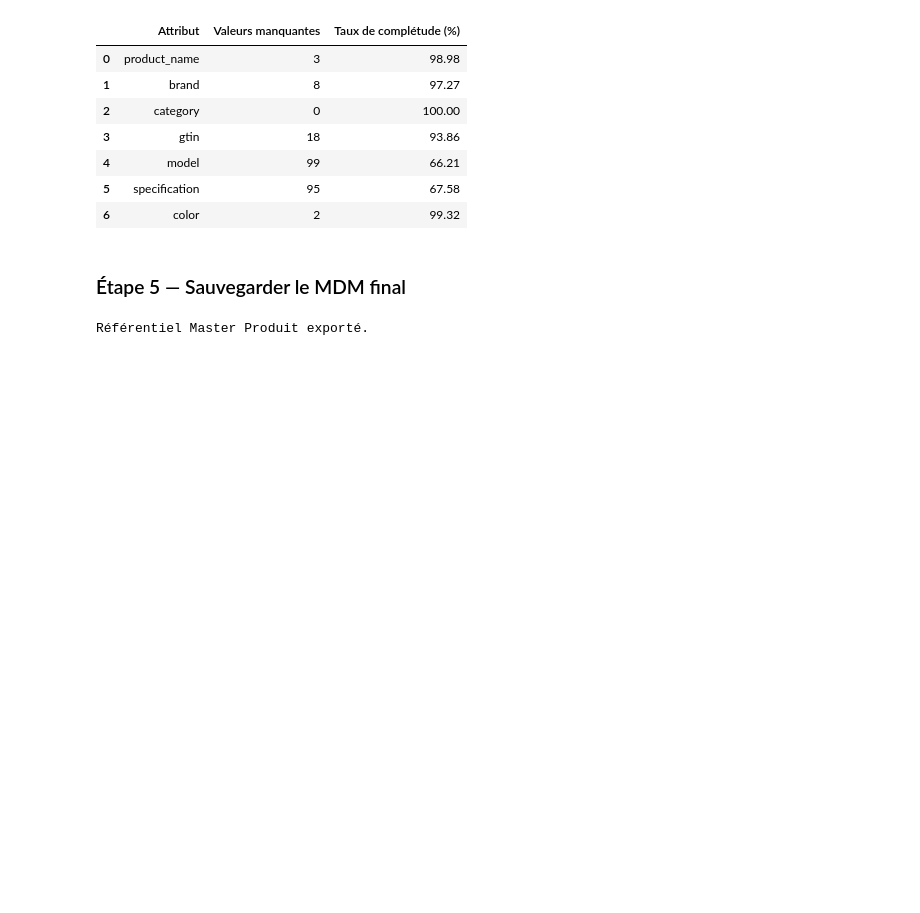
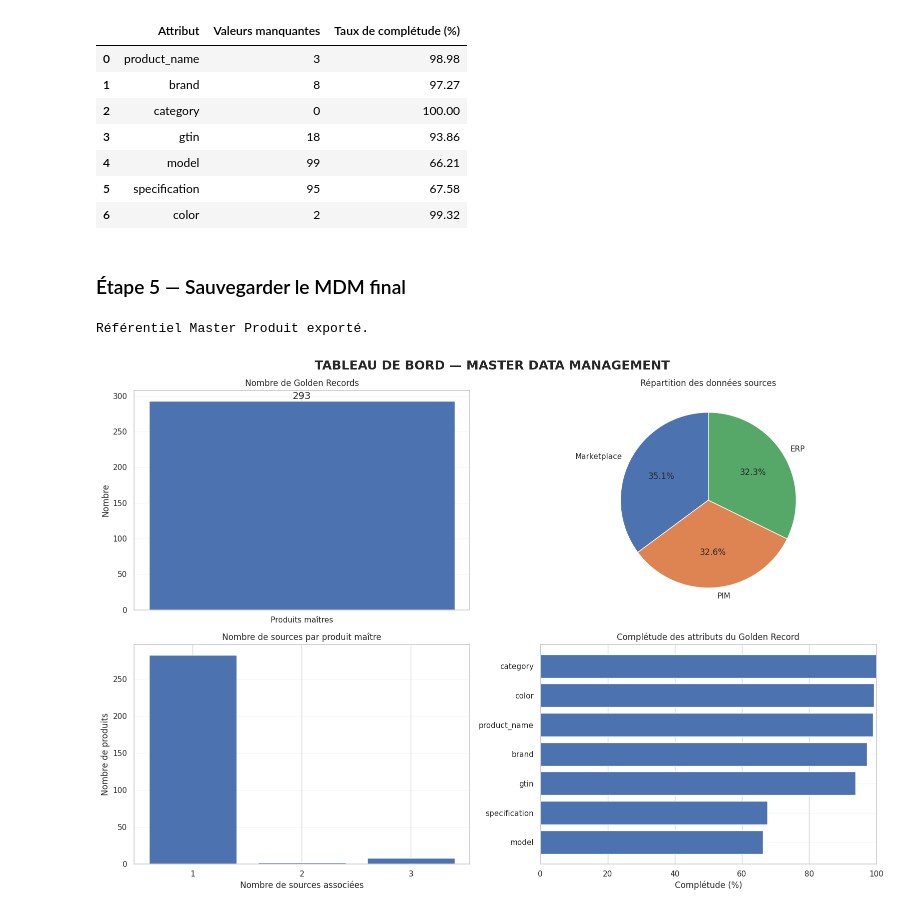
Before and after one commit to Ramadiaw12/Project_datagouvernance, a Jupyter notebook: notebooks/01_diagnostic_donnees.ipynb, the cells around one changed output. Drawn from its saved outputs; the diff is of its cells as text; code cells hidden in the pictures; blank space fills up the shorter version.

```diff
--- a/notebooks/01_diagnostic_donnees.ipynb
+++ b/notebooks/01_diagnostic_donnees.ipynb
@@ -2305,3 +2305,92 @@ donnees_mdm.to_csv(
 print("Référentiel Master Produit exporté.")
 # %% [output]
 Référentiel Master Produit exporté.
+# %%
+import pandas as pd
+import matplotlib.pyplot as plt
+import seaborn as sns
+
+# Vérifier que les données existent
+assert "mdm_final" in globals(), "Exécute d'abord la cellule de construction du MDM."
+assert "donnees_mdm" in globals(), "La variable donnees_mdm est introuvable."
+
+sns.set_theme(style="whitegrid")
+
+fig, axes = plt.subplots(2, 2, figsize=(16, 11))
+fig.suptitle("TABLEAU DE BORD — MASTER DATA MANAGEMENT",
+             fontsize=18, fontweight="bold")
+
+# 1. Nombre de produits maîtres
+nombre_produits = len(mdm_final)
+
+axes[0, 0].bar(
+    ["Produits maîtres"],
+    [nombre_produits]
+)
+axes[0, 0].set_title("Nombre de Golden Records")
+axes[0, 0].set_ylabel("Nombre")
+axes[0, 0].text(0, nombre_produits, str(nombre_produits),
+                ha="center", va="bottom", fontsize=14)
+
+# 2. Répartition des enregistrements par source
+repartition = donnees_mdm["source_system"].value_counts()
+
+axes[0, 1].pie(
+    repartition.values,
+    labels=repartition.index,
+    autopct="%1.1f%%",
+    startangle=90
+)
+axes[0, 1].set_title("Répartition des données sources")
+
+# 3. Nombre de sources associées à chaque produit maître
+sources_par_produit = (
+    donnees_mdm.groupby("master_product_id")["source_system"]
+    .nunique()
+)
+
+distribution = (
+    sources_par_produit.value_counts()
+    .sort_index()
+)
+
+axes[1, 0].bar(
+    distribution.index.astype(str),
+    distribution.values
+)
+axes[1, 0].set_title("Nombre de sources par produit maître")
+axes[1, 0].set_xlabel("Nombre de sources associées")
+axes[1, 0].set_ylabel("Nombre de produits")
+
+# 4. Complétude des attributs du Golden Record
+attributs = [
+    col for col in [
+        "product_name", "brand", "category",
+        "gtin", "model", "specification", "color"
+    ]
+    if col in mdm_final.columns
+]
+
+completude = (
+    mdm_final[attributs]
+    .notna()
+    .mean()
+    .mul(100)
+    .sort_values()
+)
+
+axes[1, 1].barh(
+    completude.index,
+    completude.values
+)
+axes[1, 1].set_title("Complétude des attributs du Golden Record")
+axes[1, 1].set_xlabel("Complétude (%)")
+axes[1, 1].set_xlim(0, 100)
+
+for ax in axes.flat:
+    ax.grid(axis="y", alpha=0.2)
+
+plt.tight_layout()
+plt.show()
+# %% [output]
+[figure, added]
```
Also changed, not shown: parts of 5 cells of this notebook.
